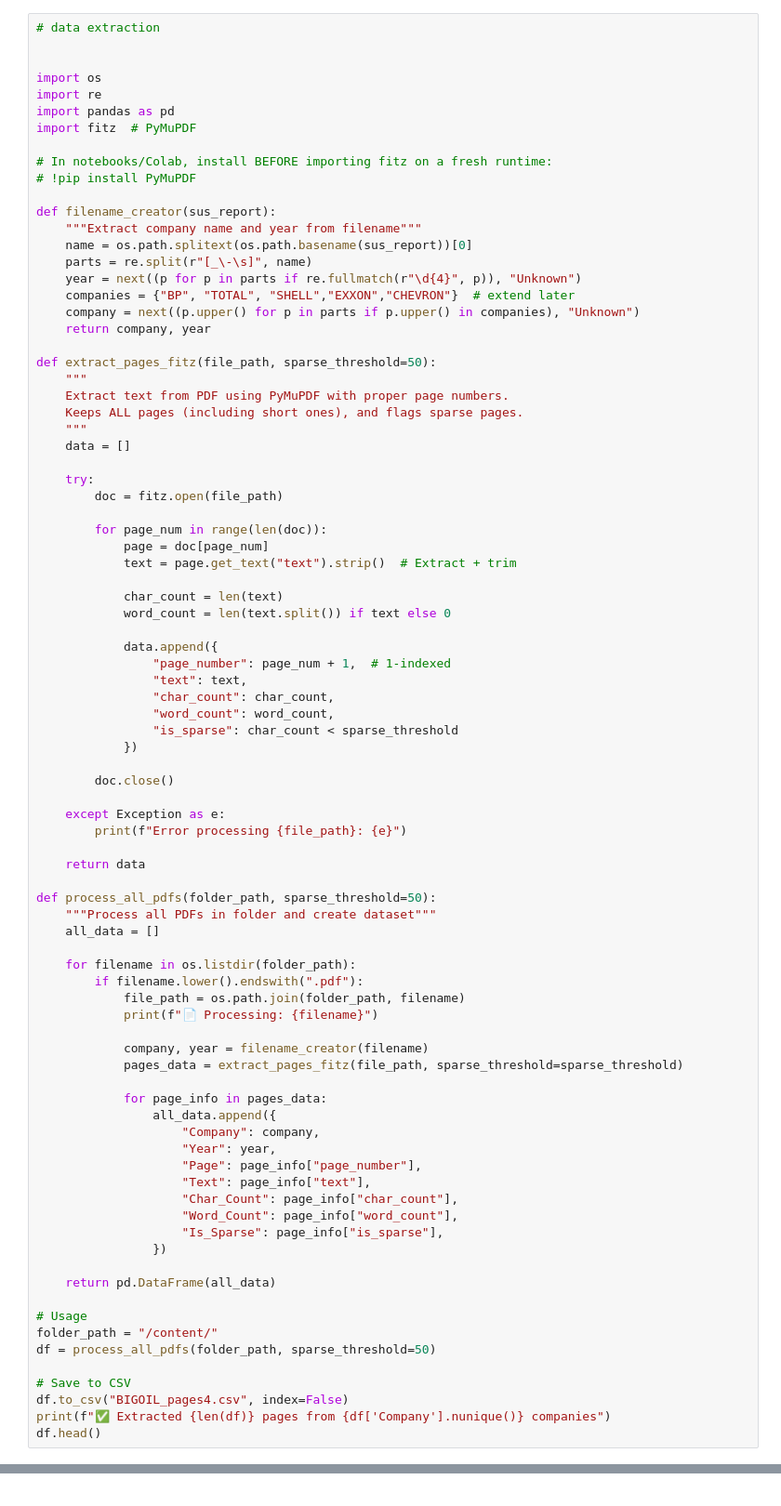
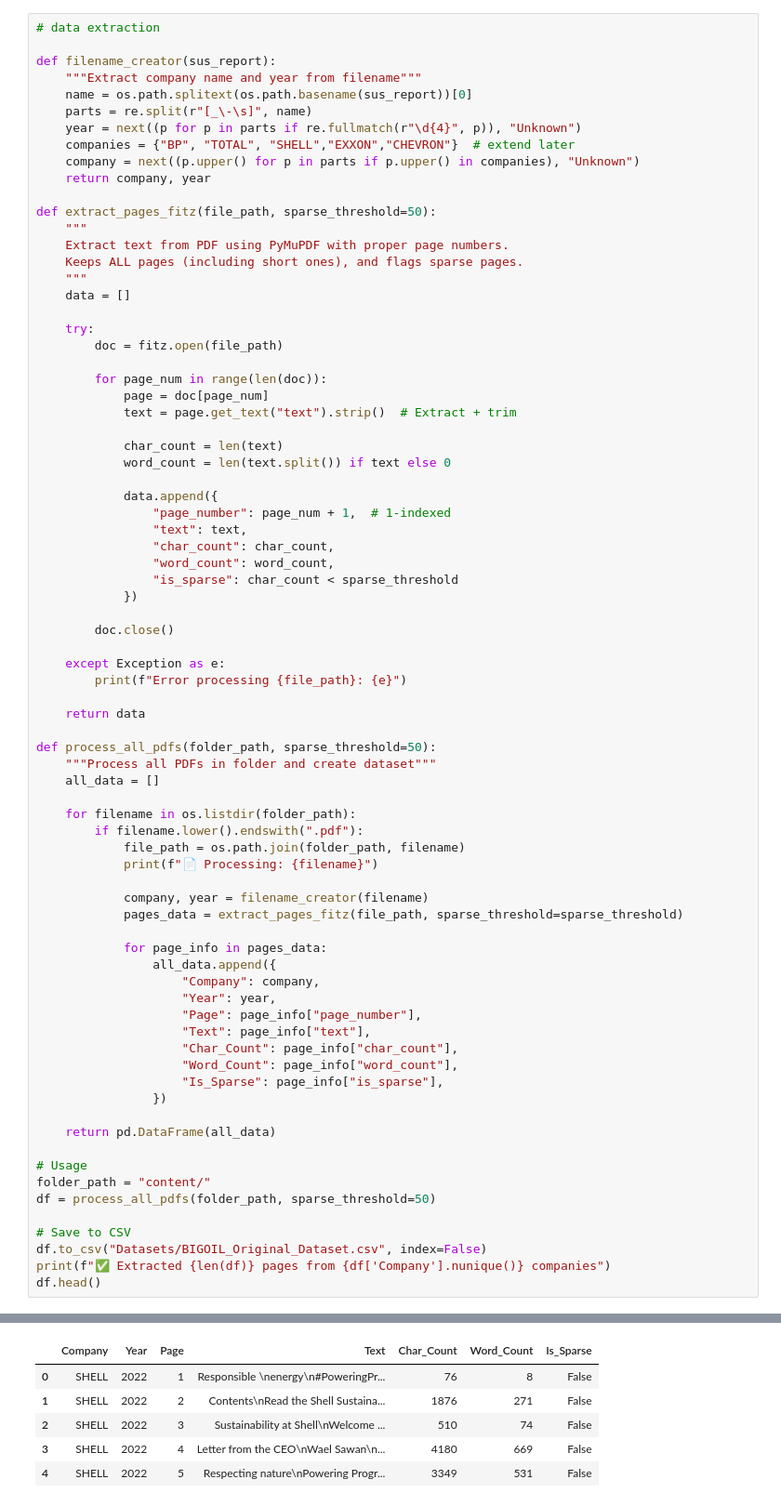
Before and after one commit to R-Fayaz/BigOilNLPAnalysis, a Jupyter notebook: Dissertation_notebook.ipynb, the cells around one changed output, grey strips where cells are left out. Shown at 93% size. Saved outputs shown, nothing was run; the diff lists cells and outputs as text.

```diff
--- a/Dissertation_notebook.ipynb
+++ b/Dissertation_notebook.ipynb
@@ -1,14 +10,5 @@
 # %%
 # data extraction
-
-
-import os
-import re
-import pandas as pd
-import fitz  # PyMuPDF
-
-# In notebooks/Colab, install BEFORE importing fitz on a fresh runtime:
-# !pip install PyMuPDF
 
 def filename_creator(sus_report):
     """Extract company name and year from filename"""
@@ -77,10 +77,11 @@ def process_all_pdfs(folder_path, sparse_threshold=50):
     return pd.DataFrame(all_data)
 
 # Usage
-folder_path = "/content/"
+folder_path = "content/"
 df = process_all_pdfs(folder_path, sparse_threshold=50)
 
 # Save to CSV
-df.to_csv("BIGOIL_pages4.csv", index=False)
+df.to_csv("Datasets/BIGOIL_Original_Dataset.csv", index=False)
 print(f"✅ Extracted {len(df)} pages from {df['Company'].nunique()} companies")
 df.head()
+# %% [output]
@@ -87,3 +105,9 @@ df.head()
+|  | Company | Year | Page | Text | Char_Count | Word_Count | Is_Sparse |
+| 0 | SHELL | 2022 | 1 | Responsible \nenergy\n#PoweringPr... | 76 | 8 | False |
+| 1 | SHELL | 2022 | 2 | Contents\nRead the Shell Sustaina... | 1876 | 271 | False |
+| 2 | SHELL | 2022 | 3 | Sustainability at Shell\nWelcome ... | 510 | 74 | False |
+| 3 | SHELL | 2022 | 4 | Letter from the CEO\nWael Sawan\n... | 4180 | 669 | False |
+| 4 | SHELL | 2022 | 5 | Respecting nature\nPowering Progr... | 3349 | 531 | False |
 # %%
 # chunking the writing blocks
 
```
Also changed, not shown: parts of 7 cells of this notebook, 4 other files.
